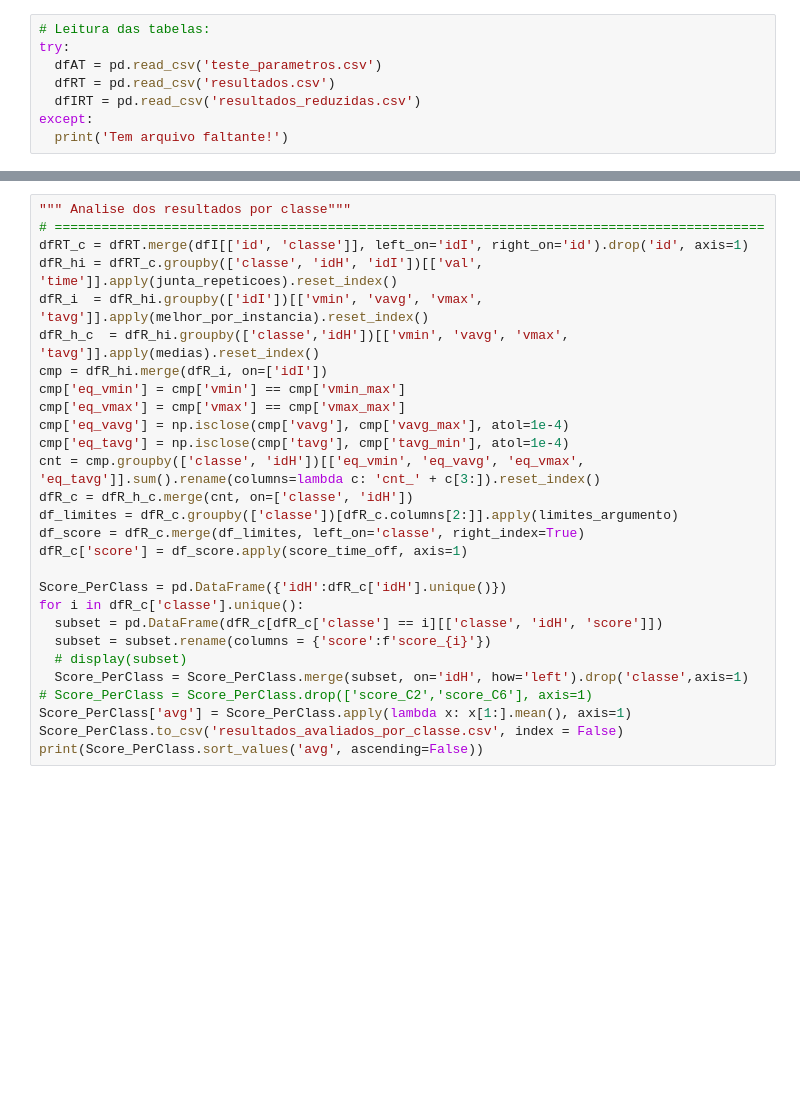
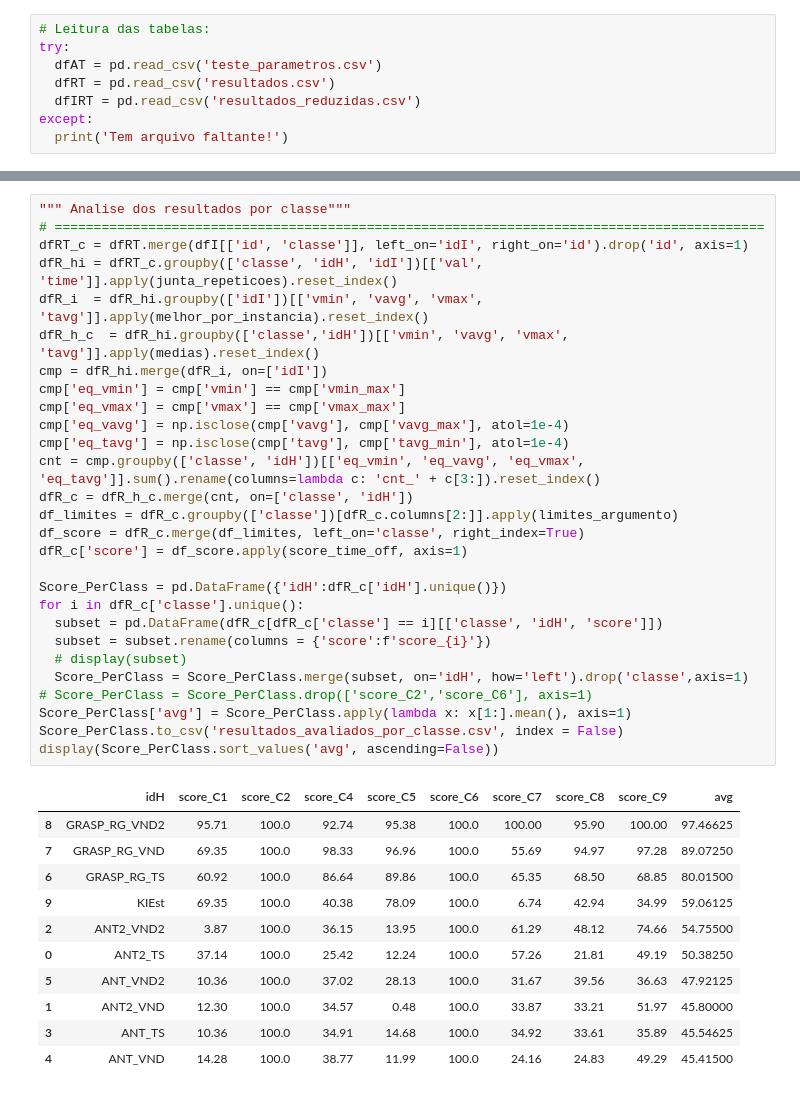
Before and after one commit to dariocostta/Monografia-KMIS, a Jupyter notebook: KMIS/Analises_Resultados_KMIS.ipynb, the cells around one changed output, grey strips where cells are left out. Drawn from its saved outputs; the diff is of its cells as text; blank space fills up the shorter version.

```diff
--- a/KMIS/Analises_Resultados_KMIS.ipynb
+++ b/KMIS/Analises_Resultados_KMIS.ipynb
@@ -82,28 +214,40 @@ print(dfR)
 # %%
 """ Analise dos resultados por classe"""
 # ===========================================================================================
 dfRT_c = dfRT.merge(dfI[['id', 'classe']], left_on='idI', right_on='id').drop('id', axis=1)
 dfR_hi = dfRT_c.groupby(['classe', 'idH', 'idI'])[['val', 'time']].apply(junta_repeticoes).reset_index()
 dfR_i  = dfR_hi.groupby(['idI'])[['vmin', 'vavg', 'vmax', 'tavg']].apply(melhor_por_instancia).reset_index()
 dfR_h_c  = dfR_hi.groupby(['classe','idH'])[['vmin', 'vavg', 'vmax', 'tavg']].apply(medias).reset_index()
 cmp = dfR_hi.merge(dfR_i, on=['idI'])
 cmp['eq_vmin'] = cmp['vmin'] == cmp['vmin_max']
 cmp['eq_vmax'] = cmp['vmax'] == cmp['vmax_max']
 cmp['eq_vavg'] = np.isclose(cmp['vavg'], cmp['vavg_max'], atol=1e-4)
 cmp['eq_tavg'] = np.isclose(cmp['tavg'], cmp['tavg_min'], atol=1e-4)
 cnt = cmp.groupby(['classe', 'idH'])[['eq_vmin', 'eq_vavg', 'eq_vmax', 'eq_tavg']].sum().rename(columns=lambda c: 'cnt_' + c[3:]).reset_index()
 dfR_c = dfR_h_c.merge(cnt, on=['classe', 'idH'])
 df_limites = dfR_c.groupby(['classe'])[dfR_c.columns[2:]].apply(limites_argumento)
 df_score = dfR_c.merge(df_limites, left_on='classe', right_index=True)
 dfR_c['score'] = df_score.apply(score_time_off, axis=1)
 
 Score_PerClass = pd.DataFrame({'idH':dfR_c['idH'].unique()})
 for i in dfR_c['classe'].unique():
   subset = pd.DataFrame(dfR_c[dfR_c['classe'] == i][['classe', 'idH', 'score']])
   subset = subset.rename(columns = {'score':f'score_{i}'})
   # display(subset)
   Score_PerClass = Score_PerClass.merge(subset, on='idH', how='left').drop('classe',axis=1)
 # Score_PerClass = Score_PerClass.drop(['score_C2','score_C6'], axis=1)
 Score_PerClass['avg'] = Score_PerClass.apply(lambda x: x[1:].mean(), axis=1)
 Score_PerClass.to_csv('resultados_avaliados_por_classe.csv', index = False)
-print(Score_PerClass.sort_values('avg', ascending=False))
+display(Score_PerClass.sort_values('avg', ascending=False))
+# %% [output]
+|  | idH | score_C1 | score_C2 | score_C4 | score_C5 | score_C6 | score_C7 | score_C8 | score_C9 | avg |
+| 8 | GRASP_RG_VND2 | 95.71 | 100.0 | 92.74 | 95.38 | 100.0 | 100.00 | 95.90 | 100.00 | 97.46625 |
+| 7 | GRASP_RG_VND | 69.35 | 100.0 | 98.33 | 96.96 | 100.0 | 55.69 | 94.97 | 97.28 | 89.07250 |
+| 6 | GRASP_RG_TS | 60.92 | 100.0 | 86.64 | 89.86 | 100.0 | 65.35 | 68.50 | 68.85 | 80.01500 |
+| 9 | KIEst | 69.35 | 100.0 | 40.38 | 78.09 | 100.0 | 6.74 | 42.94 | 34.99 | 59.06125 |
+| 2 | ANT2_VND2 | 3.87 | 100.0 | 36.15 | 13.95 | 100.0 | 61.29 | 48.12 | 74.66 | 54.75500 |
+| 0 | ANT2_TS | 37.14 | 100.0 | 25.42 | 12.24 | 100.0 | 57.26 | 21.81 | 49.19 | 50.38250 |
+| 5 | ANT_VND2 | 10.36 | 100.0 | 37.02 | 28.13 | 100.0 | 31.67 | 39.56 | 36.63 | 47.92125 |
+| 1 | ANT2_VND | 12.30 | 100.0 | 34.57 | 0.48 | 100.0 | 33.87 | 33.21 | 51.97 | 45.80000 |
+| 3 | ANT_TS | 10.36 | 100.0 | 34.91 | 14.68 | 100.0 | 34.92 | 33.61 | 35.89 | 45.54625 |
+| 4 | ANT_VND | 14.28 | 100.0 | 38.77 | 11.99 | 100.0 | 24.16 | 24.83 | 49.29 | 45.41500 |
```
Also changed, not shown: parts of 3 cells of this notebook.
